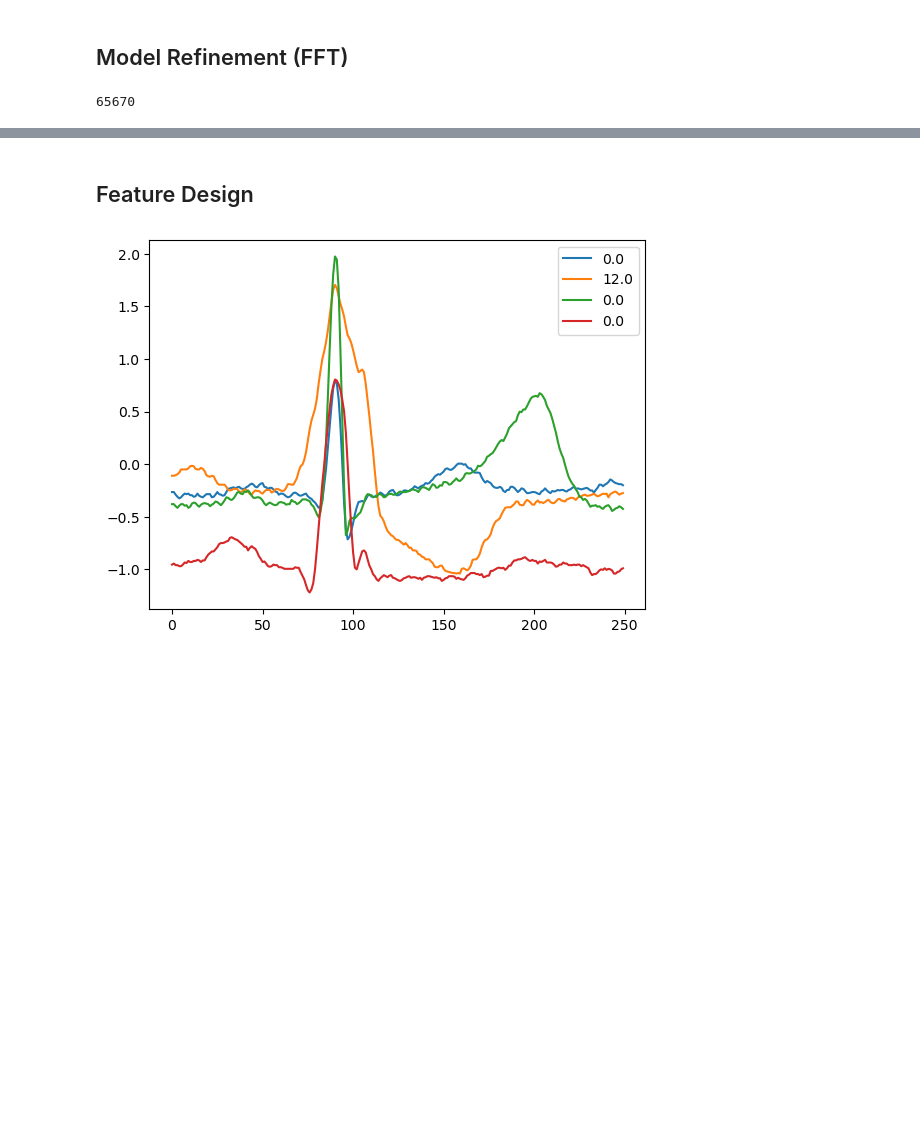
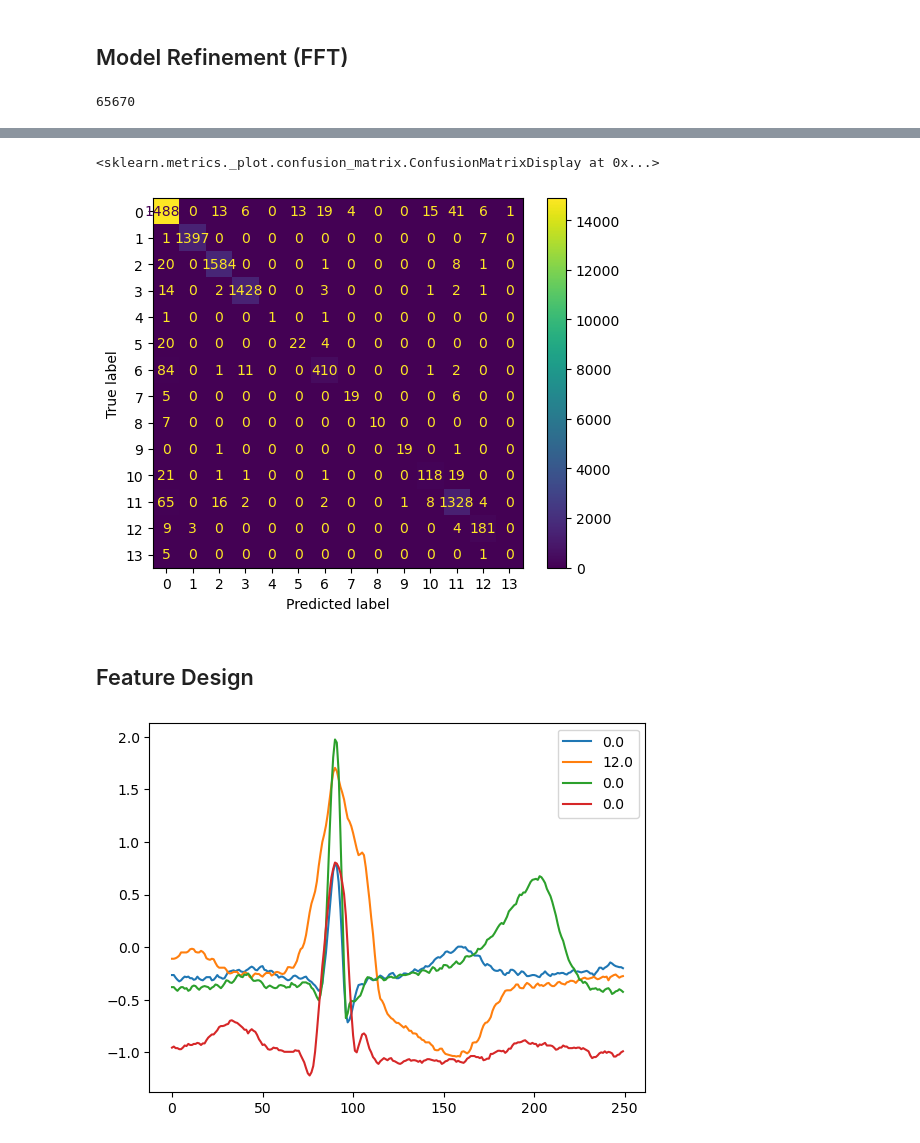
Before and after one commit to zachorrie/ML_ASS, a Jupyter notebook: CS_ARR.ipynb, the cells around one changed output, grey strips where cells are left out. Cells and saved outputs as stored; diff of their text form; code cells hidden in the pictures; blank space fills up the shorter version.

```diff
--- a/CS_ARR.ipynb
+++ b/CS_ARR.ipynb
@@ -241,3 +241,10 @@ Precision score: 0.8399256252087375
+# %%
+#Confusion matrix
+c_matrix = confusion_matrix(fy_val, y_prediction_mlp_100)
+ConfusionMatrixDisplay(c_matrix).plot()
+# %% [output]
+<sklearn.metrics._plot.confusion_matrix.ConfusionMatrixDisplay at 0x...>
+[figure, added]
 # %% [markdown]
 ## Feature Design
 # %%
```
Also changed, not shown: parts of 8 cells of this notebook.
